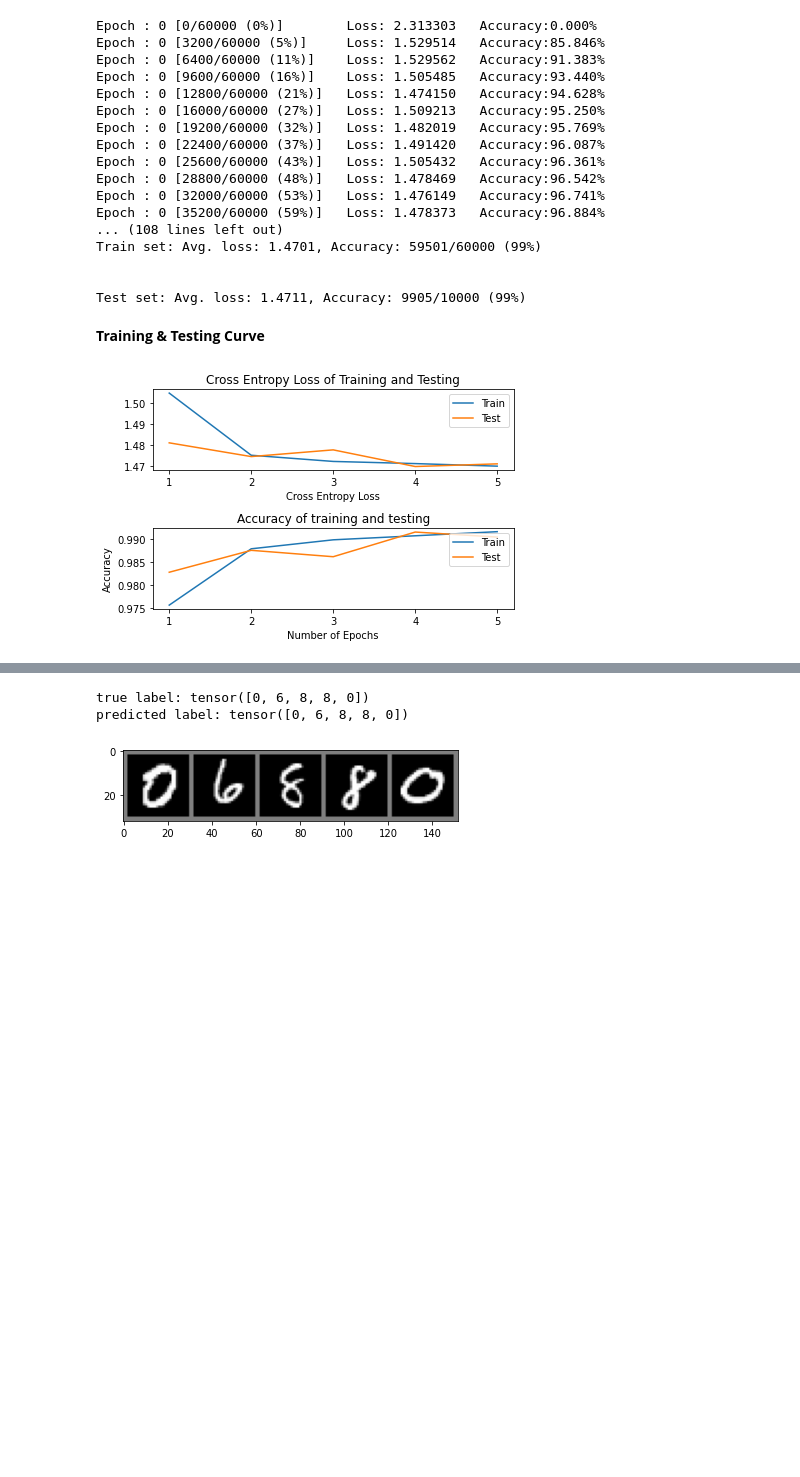
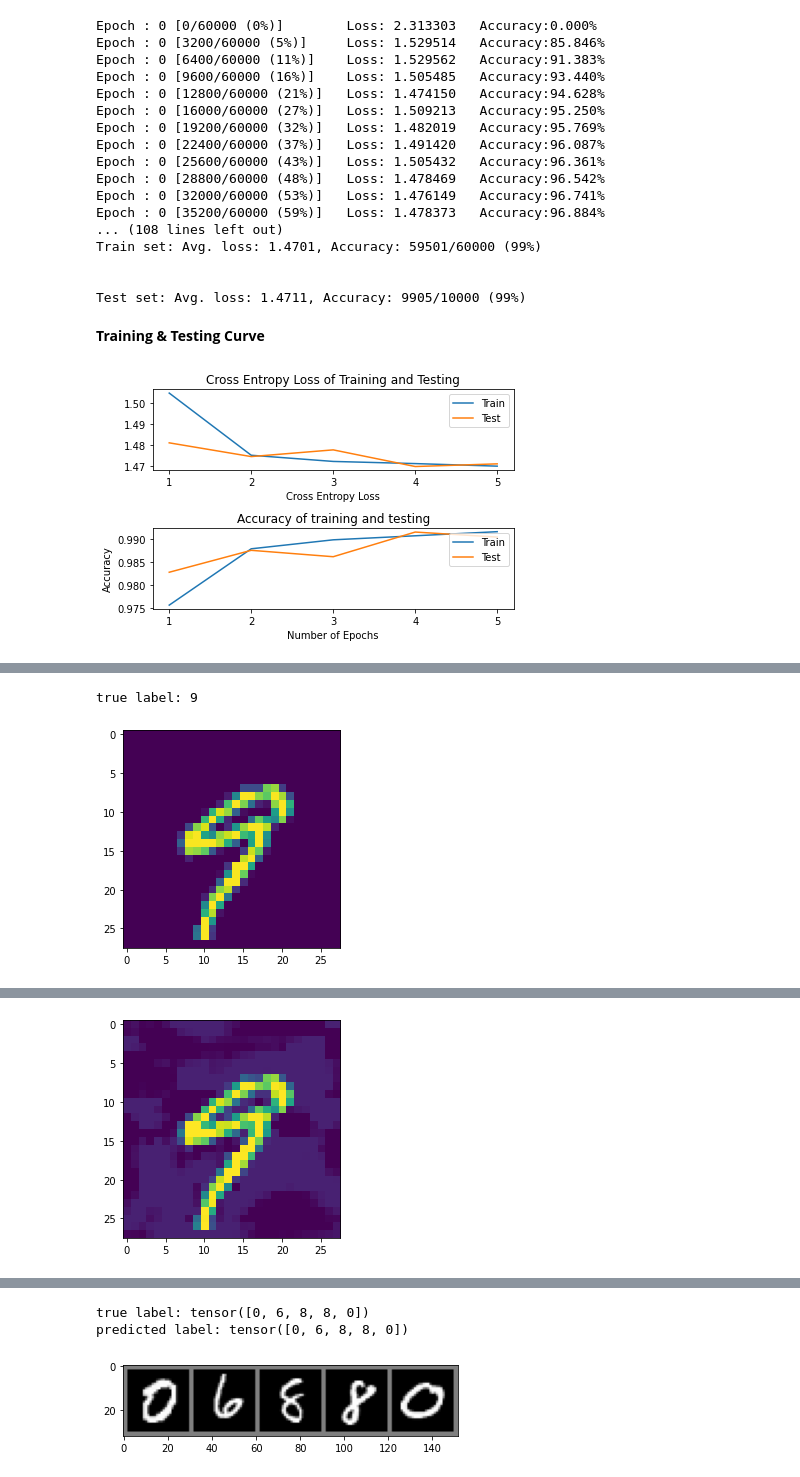
Before and after one commit to panxiaofan/Advanced-Mahchine-Perception, a Jupyter notebook: Project1/PartB/CIS680_Fall2020_HW1_b_Answer.ipynb, the cells around one changed output, grey strips where cells are left out. Saved outputs shown, nothing was run; the diff lists cells and outputs as text; code cells hidden in the pictures; blank space fills up the shorter version.

```diff
--- a/Project1/PartB/CIS680_Fall2020_HW1_b_Answer.ipynb
+++ b/Project1/PartB/CIS680_Fall2020_HW1_b_Answer.ipynb
@@ -213,0 +216,79 @@ plt.show()
+# %%
+test_loader_each = torch.utils.data.DataLoader(
+  torchvision.datasets.MNIST(root='.', train=False, download=True,
+                             transform=torchvision.transforms.Compose([
+                               torchvision.transforms.ToTensor(),
+                               torchvision.transforms.Normalize(
+                                 (0.5,), (0.5,))
+                             ])),
+  batch_size=1, shuffle=True)
+def fgsm_attack(input_image, epsilon, perturbation_grad, perturbation):
+  sign_perturbation_grad = torch.sign(perturbation_grad.data)
+  perturbation.data += torch.clamp(epsilon * sign_perturbation_grad, min = 0, max = 1)
+  perturbed_image = input_image +  perturbation.data
+  perturbed_image = torch.clamp(perturbed_image, -1, 1)
+  perturbation.data = perturbed_image - input_image
+  return perturbation
+
+fig = plt.figure()
+error = nn.CrossEntropyLoss()
+device = torch.device('cuda:0' if torch.cuda.is_available() else 'cpu')
+PATH = HOMEWORK_FOLDER+'/pre-trained model'
+model = HelloWorld().to(device)
+model.load_state_dict(torch.load(PATH))
+model.eval()
+for i in range(2):
+  test_iterator=iter(test_loader_each)
+  test_images, test_labels=test_iterator.next()
+  test_images, test_labels=test_images.to(device), test_labels.to(device)
+  output = model(test_images)
+  predicted = torch.max(output.data, 1)[1]
+  print("true label: {} ".format(predicted.detach().cpu().item()))
+  orig_images=test_images.detach().cpu()
+  orig_images = np.squeeze(orig_images)
+  plt.imshow(orig_images)
+  plt.savefig(HOMEWORK_FOLDER+'/No.'+ str(i)+' original test_image.png')
+  plt.show()
+  # Accuracy counter
+  epsilon = 0.001
+  num_training_episode = 100000
+  data = test_images
+  target = test_labels
+  model.eval()
+
+  # Send the data and label to the device
+  data, target = data.to(device), target.to(device)
+  perturbation = torch.zeros(data.shape).to(device)
+  perturbation.requires_grad = True
+
+  # If the initial prediction is wrong, dont bother attacking, just move on
+  if predicted.item() == target.item():
+    for j in range(num_training_episode):
+        model.zero_grad()
+        output = model(data + perturbation)
+        loss = error(output, target)
+        loss.backward()
+        perturbation_grad = perturbation.grad.data
+        # Call FGSM Attack
+        perturbation = fgsm_attack(data, epsilon, perturbation_grad, perturbation)
+
+        # Re-classify the perturbed image
+        output = model(data + perturbation)
+        predicted = torch.max(output.data, 1)[1]  # get the index of the max log-probability
+
+        # Calculate the loss
+        if j % 100 == 1:
+          print('\nloss: {:.3f}, current_predict_label: {}\n'.format(
+          loss.detach().cpu().item(), predicted.detach().cpu().item()))
+
+        if predicted.item() != target.item() and torch.max(output.data)>= 0.9:
+          print("misclassified label: {} ".format(predicted.detach().cpu().item()))
+          final_perturbed_image = (data + perturbation).detach().cpu()
+          final_perturbed_image = np.squeeze(final_perturbed_image)
+          plt.imshow(final_perturbed_image)
+          plt.savefig(HOMEWORK_FOLDER+'/No.'+ str(i)+' perturbed test_image.png')
+          plt.show()
+          break
+# %% [output]
+true label: 9
+[figure, added]
@@ -213,0 +301 @@ plt.show()
+[figure, added]
```
Also changed, not shown: parts of 11 cells of this notebook, 16 other files.
